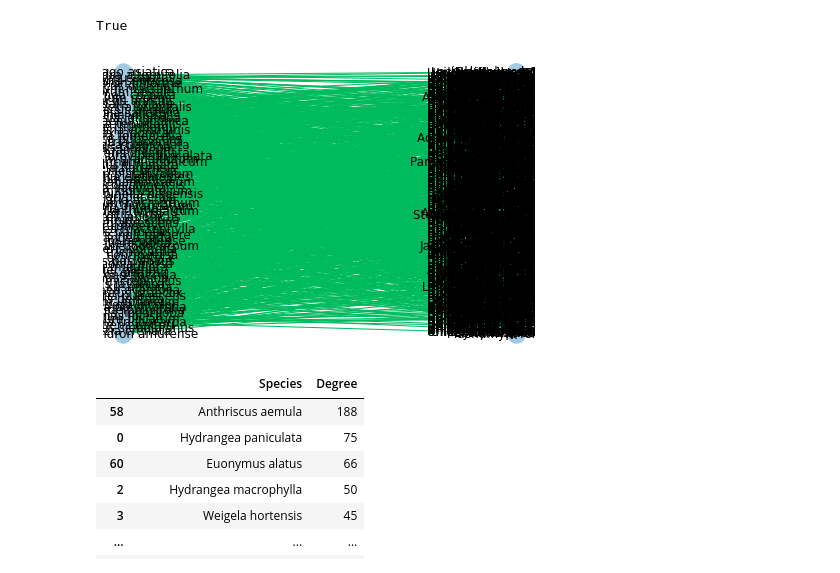
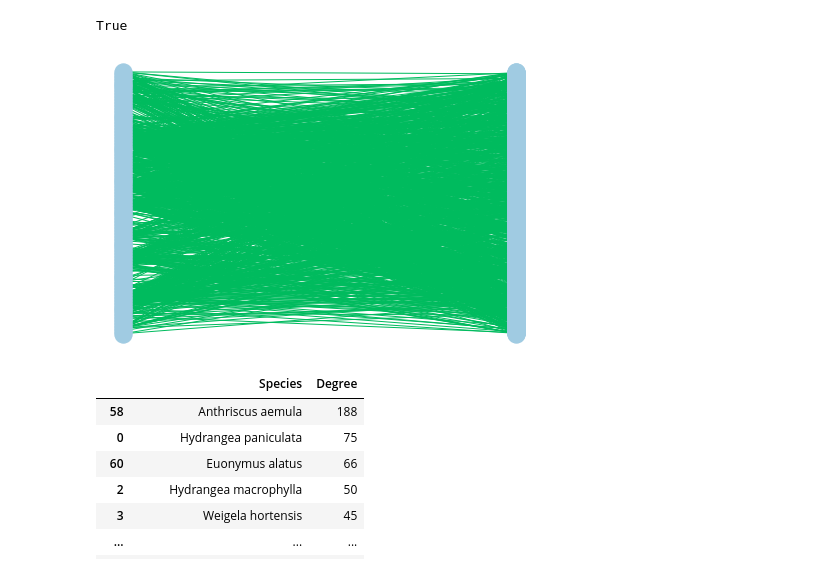
Before and after one commit to lincarrieli/DATA620-Web-Analytics, a Jupyter notebook: Data620_Project2_Lin_Tony.ipynb, the cells around one changed output. Drawn from its saved outputs; the diff is of its cells as text; code cells hidden in the pictures.

```diff
--- a/Data620_Project2_Lin_Tony.ipynb
+++ b/Data620_Project2_Lin_Tony.ipynb
@@ -45,24 +45,24 @@ True
 # %%
 # graph bipartite network
 
 sub_data = filtered
 
 edges = [tuple(x) for x in sub_data[['source','target']].values.tolist()]
 B = nx.Graph()
 B.add_nodes_from(sub_data['source'].unique(), bipartite=0)
 B.add_nodes_from(sub_data['target'].unique(), bipartite=1)
 B.add_edges_from(edges, label='value')
 
 # First specify the nodes for left or top
 left_or_top = sub_data['source'].unique()
 
 # Then create a bipartite layout
 pos = nx.bipartite_layout(B, left_or_top)
 
 nx.draw(B,pos,node_color='#A0CBE2',edge_color='#00bb5e',width=1,
-     edge_cmap=plt.cm.Blues,with_labels=True)
+     edge_cmap=plt.cm.Blues)
 # %% [output]
-[figure, old version]
+[figure, new version]
 # %%
 # explore node degree
 node_degree = G.degree()
```
Also changed, not shown: parts of 4 cells of this notebook.
